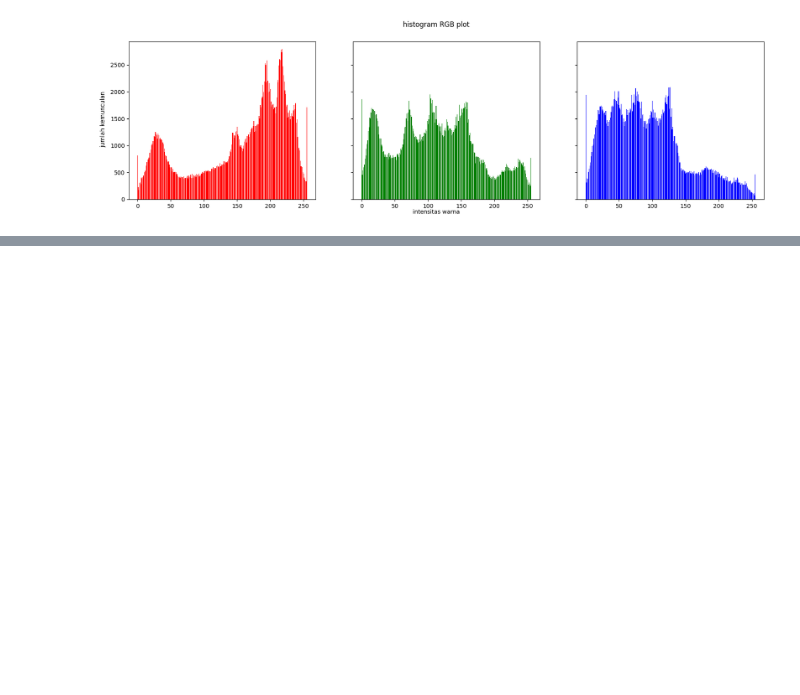
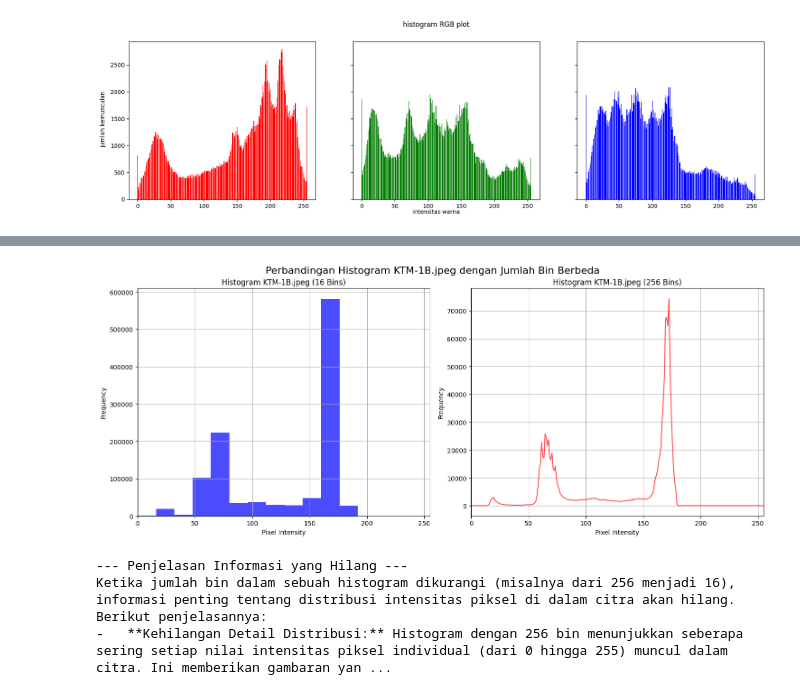
Before and after one commit to rhmau1/PCVK_26, a Jupyter notebook: Modul5/MODUL5_E1.ipynb, the cells around one changed output, grey strips where cells are left out. Saved outputs shown, nothing was run; the diff lists cells and outputs as text; code cells hidden in the pictures; blank space fills up the shorter version.

```diff
--- a/Modul5/MODUL5_E1.ipynb
+++ b/Modul5/MODUL5_E1.ipynb
@@ -156,0 +308,46 @@ plt.show()
+# %%
+import numpy as np
+import cv2 as cv
+import matplotlib.pyplot as plt
+param_bins = 16
+
+image_path = '/content/drive/MyDrive/TI 3C RESOURCES /PCVK/KTM-1B.jpeg'
+img = cv.imread(image_path, cv.IMREAD_GRAYSCALE)
+
+if img is None:
+    print(f"Error: Could not load image from {image_path}")
+else:
+    # Histogram with PARAM['bins']
+    hist_param_bins, bins_param = np.histogram(img.flatten(), bins=param_bins, range=[0, 256])
+    bin_centers_param = (bins_param[:-1] + bins_param[1:]) / 2
+
+    # Histogram with 256 bins
+    hist_256_bins, bins_256 = np.histogram(img.flatten(), bins=256, range=[0, 256])
+    bin_centers_256 = (bins_256[:-1] + bins_256[1:]) / 2
+
+    fig, axes = plt.subplots(1, 2, figsize=(15, 6))
+
+    # Plot histogram with PARAM['bins']
+    axes[0].bar(bin_centers_param, hist_param_bins, width=256/param_bins, color='blue', alpha=0.7)
+    axes[0].set_title(f'Histogram KTM-1B.jpeg ({param_bins} Bins)')
+    axes[0].set_xlabel('Pixel Intensity')
+    axes[0].set_ylabel('Frequency')
+    axes[0].set_xlim([0, 255])
+    axes[0].grid(True)
+
+    # Plot histogram with 256 bins
+    axes[1].plot(bin_centers_256, hist_256_bins, color='red', alpha=0.7)
+    axes[1].set_title('Histogram KTM-1B.jpeg (256 Bins)')
+    axes[1].set_xlabel('Pixel Intensity')
+    axes[1].set_ylabel('Frequency')
+    axes[1].set_xlim([0, 255])
+    axes[1].grid(True)
+
+    plt.tight_layout()
+    plt.suptitle('Perbandingan Histogram KTM-1B.jpeg dengan Jumlah Bin Berbeda', y=1.02, fontsize=16)
+    plt.show()
+# %% [output]
+[figure, added]
+--- Penjelasan Informasi yang Hilang ---
+Ketika jumlah bin dalam sebuah histogram dikurangi (misalnya dari 256 menjadi 16), informasi penting tentang distribusi intensitas piksel di dalam citra akan hilang. Berikut penjelasannya:
+-   **Kehilangan Detail Distribusi:** Histogram dengan 256 bin menunjukkan seberapa sering setiap nilai intensitas piksel individual (dari 0 hingga 255) muncul dalam citra. Ini memberikan gambaran yan ...
```
Also changed, not shown: parts of 2 cells of this notebook.
